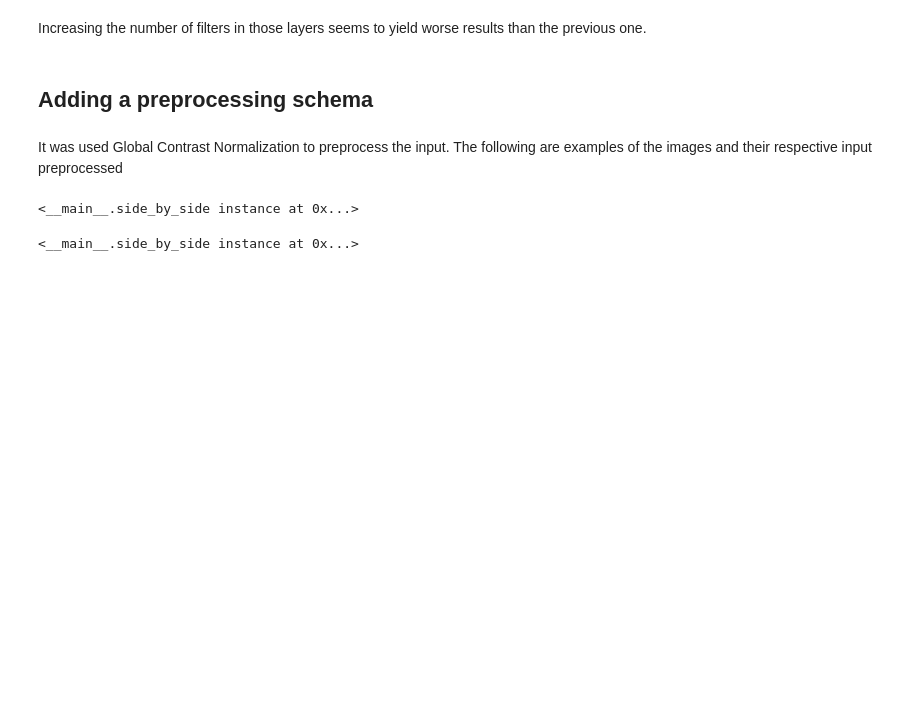
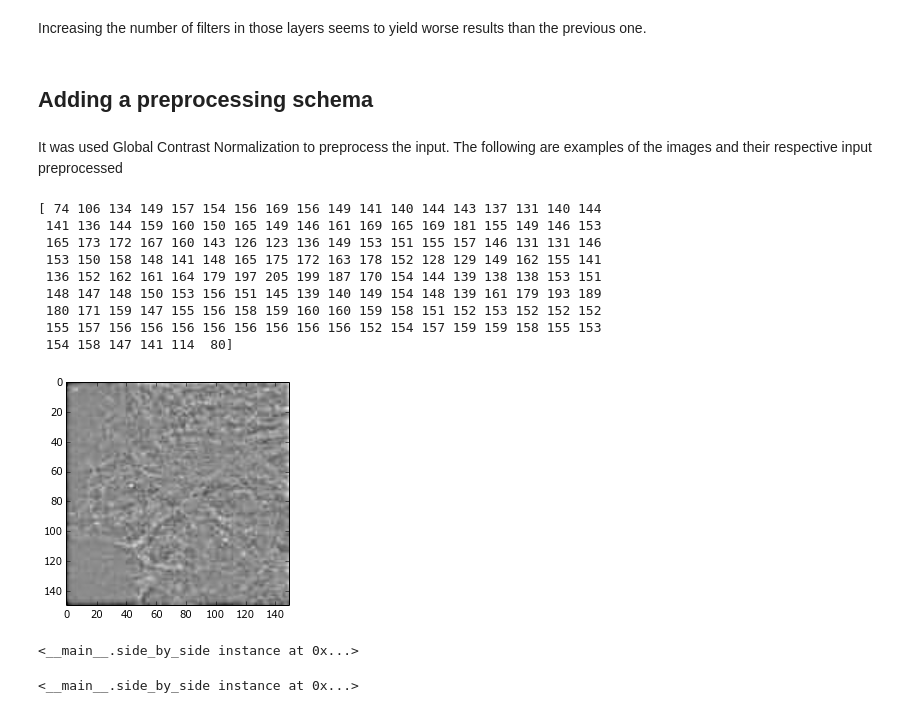
Before and after one commit to inulinux12/BCDR, a Jupyter notebook: LesionBCDR.ipynb, the cells around one changed output. Cells and saved outputs as stored; diff of their text form; code cells hidden in the pictures; blank space fills up the shorter version.

```diff
--- a/LesionBCDR.ipynb
+++ b/LesionBCDR.ipynb
@@ -326,5 +326,28 @@ Increasing the number of filters in those layers seems to yield worse results th
 ## Adding a preprocessing schema
 # %% [markdown]
 It was used Global Contrast Normalization to preprocess the input. The following are examples of the images and their respective input preprocessed
+# %%
+def normalize_image(image):
+    imagearray = np.asarray(image)
+    minval = imagearray.min()
+    maxval = imagearray.max()
+    if minval != maxval:
+        imagearray -= minval
+        imagearray *= (255.0 / (maxval - minval))
+    return imagearray
+# %%
+plt.imshow(Image(normalize_image(mpimg.imread("1000-1.JPEG")).reshape((150,150)), width="90%"), cmap=matplotlib.cm.gray)
+print mpimg.imread("440-1.JPEG")[23]
+# %% [output]
+[ 74 106 134 149 157 154 156 169 156 149 141 140 144 143 137 131 140 144
+ 141 136 144 159 160 150 165 149 146 161 169 165 169 181 155 149 146 153
+ 165 173 172 167 160 143 126 123 136 149 153 151 155 157 146 131 131 146
+ 153 150 158 148 141 148 165 175 172 163 178 152 128 129 149 162 155 141
+ 136 152 162 161 164 179 197 205 199 187 170 154 144 139 138 138 153 151
+ 148 147 148 150 153 156 151 145 139 140 149 154 148 139 161 179 193 189
+ 180 171 159 147 155 156 158 159 160 160 159 158 151 152 153 152 152 152
+ 155 157 156 156 156 156 156 156 156 156 152 154 157 159 159 158 155 153
+ 154 158 147 141 114  80]
+[figure, added]
 # %%
 a = Image(mpimg.imread("1000.JPEG"), width="90%")
```
Also changed, not shown: parts of 3 cells of this notebook, 3 other files.
